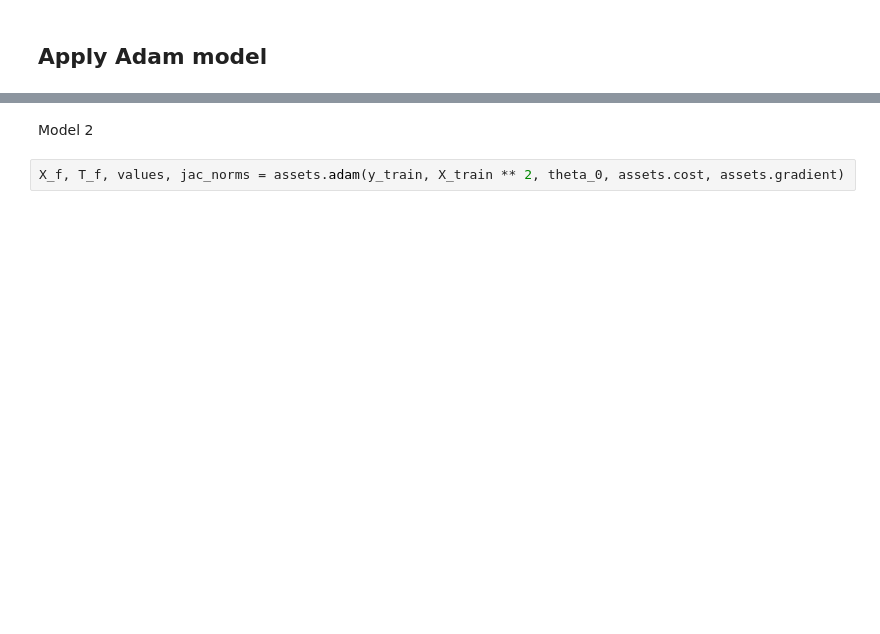
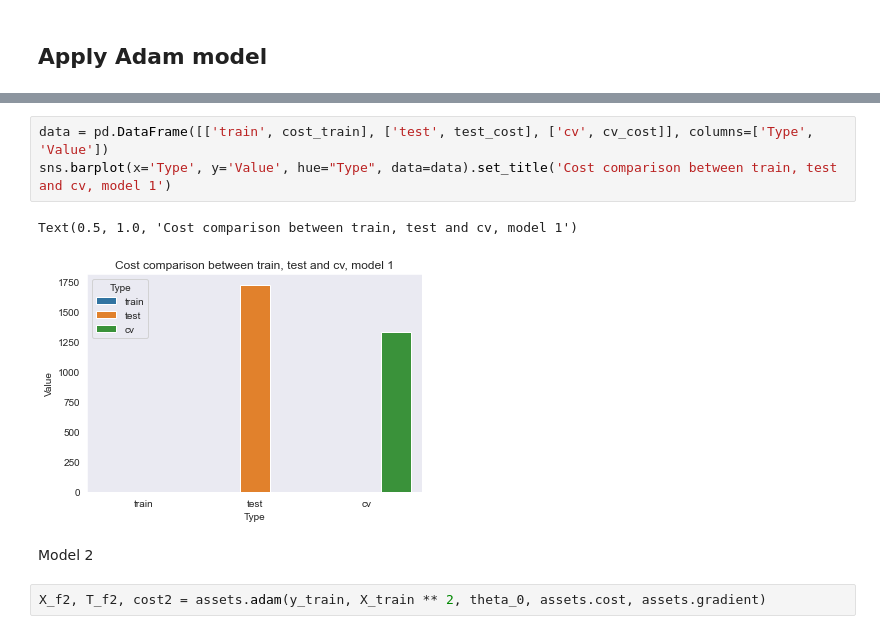
Before and after one commit to LinddM/eml-lab7, a Jupyter notebook: Lab7.ipynb, the cells around one changed output, grey strips where cells are left out. Drawn from its saved outputs; the diff is of its cells as text; blank space fills up the shorter version.

```diff
--- a/Lab7.ipynb
+++ b/Lab7.ipynb
@@ -114,4 +144,10 @@ UFuncTypeError: Cannot cast ufunc 'subtract' output from dtype('float64') to dty
+# %%
+data = pd.DataFrame([['train', cost_train], ['test', test_cost], ['cv', cv_cost]], columns=['Type', 'Value'])
+sns.barplot(x='Type', y='Value', hue="Type", data=data).set_title('Cost comparison between train, test and cv, model 1')
+# %% [output]
+Text(0.5, 1.0, 'Cost comparison between train, test and cv, model 1')
+[figure, added]
 # %% [markdown]
 Model 2
 # %%
-X_f, T_f, values, jac_norms = assets.adam(y_train, X_train ** 2, theta_0, assets.cost, assets.gradient)
+X_f2, T_f2, cost2 = assets.adam(y_train, X_train ** 2, theta_0, assets.cost, assets.gradient)
```
Also changed, not shown: parts of 35 cells of this notebook, 3 other files.
